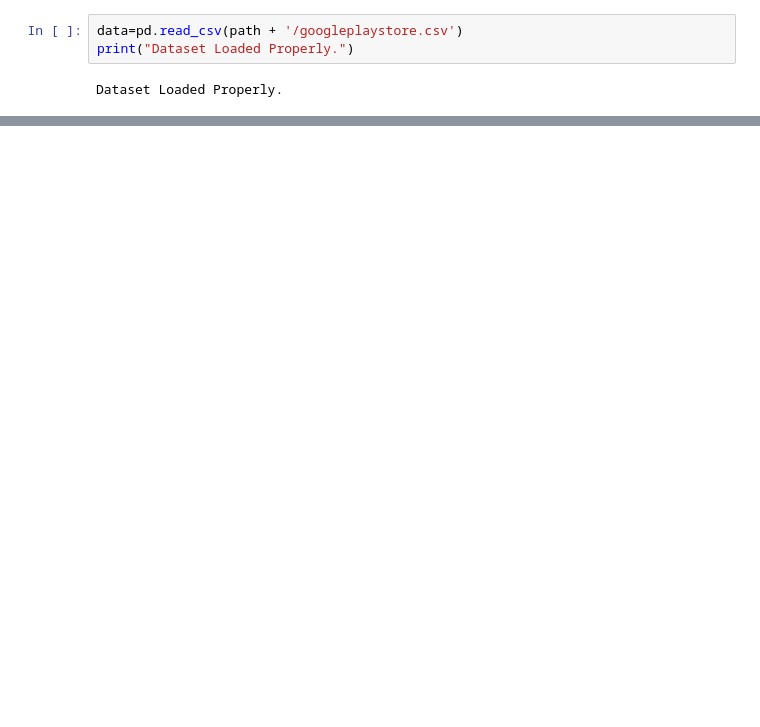
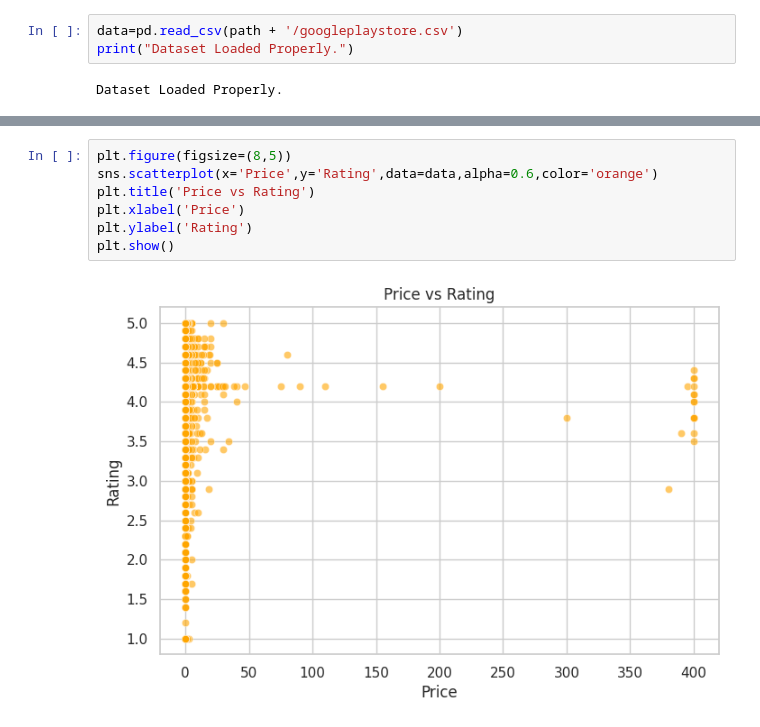
Before and after one commit to 2006priyankasristi/DataAnalyticsBootcamp, a Jupyter notebook: priyanka0.ipynb, the cells around one changed output, grey strips where cells are left out. Drawn from its saved outputs; the diff is of its cells as text; blank space fills up the shorter version.

```diff
--- a/priyanka0.ipynb
+++ b/priyanka0.ipynb
@@ -18,0 +344,9 @@ Dataset Loaded Properly.
+# %%
+plt.figure(figsize=(8,5))
+sns.scatterplot(x='Price',y='Rating',data=data,alpha=0.6,color='orange')
+plt.title('Price vs Rating')
+plt.xlabel('Price')
+plt.ylabel('Rating')
+plt.show()
+# %% [output]
+[figure, added]
```
Also changed, not shown: parts of 30 cells of this notebook.
